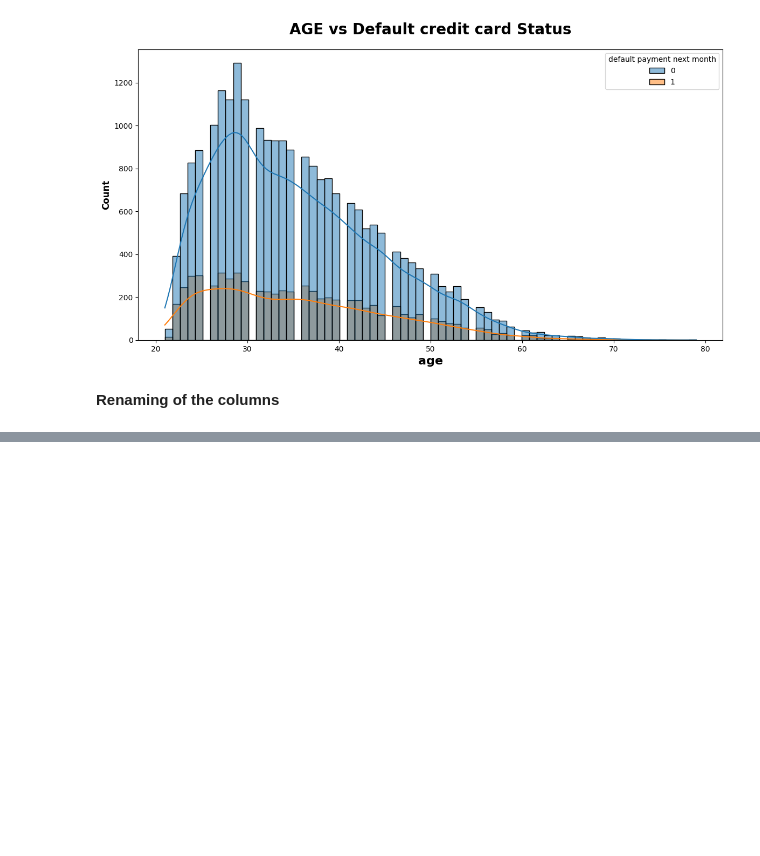
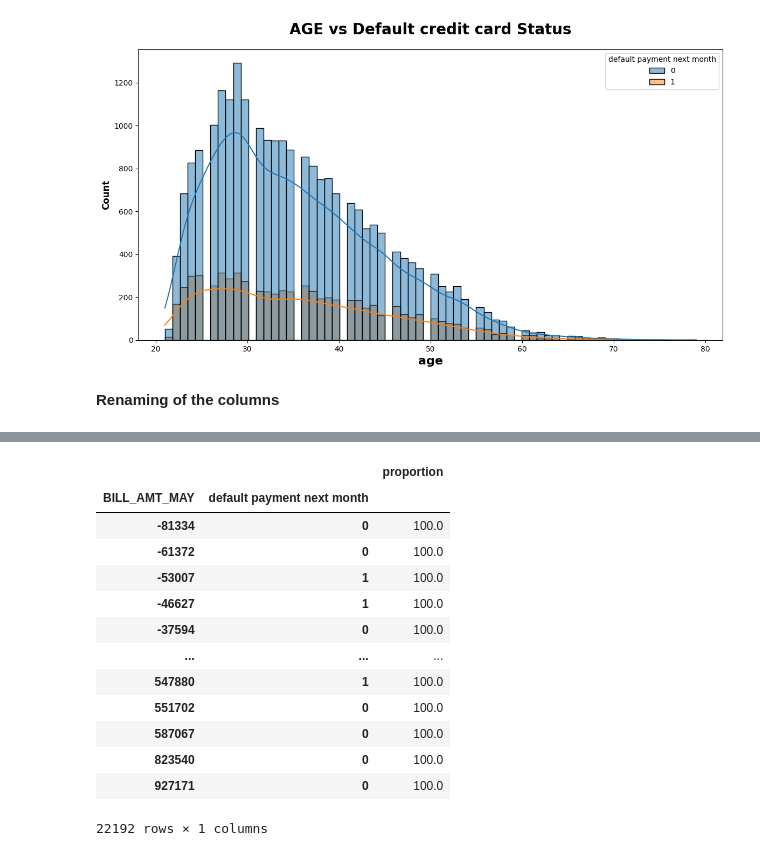
Before and after one commit to kota-Git/Credit_Card_Fraud_Detection_Real_Time, a Jupyter notebook: note_book/1_EDA_on_Credit_card.ipynb, the cells around one changed output, grey strips where cells are left out. Saved outputs shown, nothing was run; the diff lists cells and outputs as text; code cells hidden in the pictures; blank space fills up the shorter version.

```diff
--- a/note_book/1_EDA_on_Credit_card.ipynb
+++ b/note_book/1_EDA_on_Credit_card.ipynb
@@ -871,0 +921,17 @@ paid_month=["PAY_AMT_SEPT","PAY_AMT_AUG","PAY_AMT_JUL","PAY_AMT_JUN","PAY_AMT_MA
+# %%
+df.groupby('BILL_AMT_MAY')['default payment next month'].value_counts(normalize=True).to_frame()*100
+# %% [output]
+|  |  | proportion |
+| BILL_AMT_MAY | default payment next month |  |
+| -81334 | 0 | 100.0 |
+| -61372 | 0 | 100.0 |
+| -53007 | 1 | 100.0 |
+| -46627 | 1 | 100.0 |
+| -37594 | 0 | 100.0 |
+| ... | ... | ... |
+| 547880 | 1 | 100.0 |
+| 551702 | 0 | 100.0 |
+| 587067 | 0 | 100.0 |
+| 823540 | 0 | 100.0 |
+| 927171 | 0 | 100.0 |
+22192 rows × 1 columns
```
Also changed, not shown: parts of 16 cells of this notebook.
